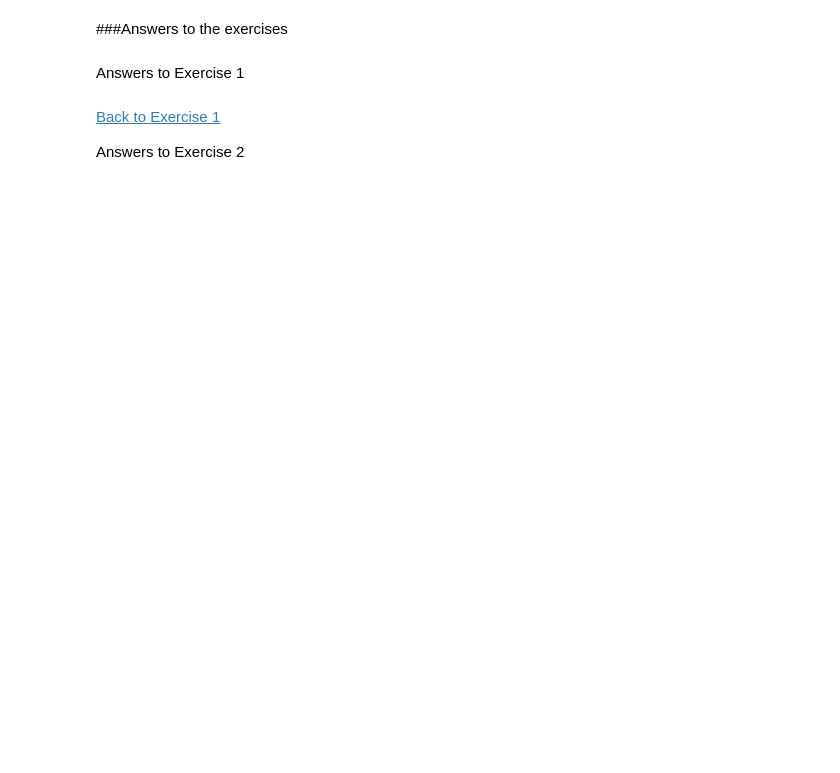
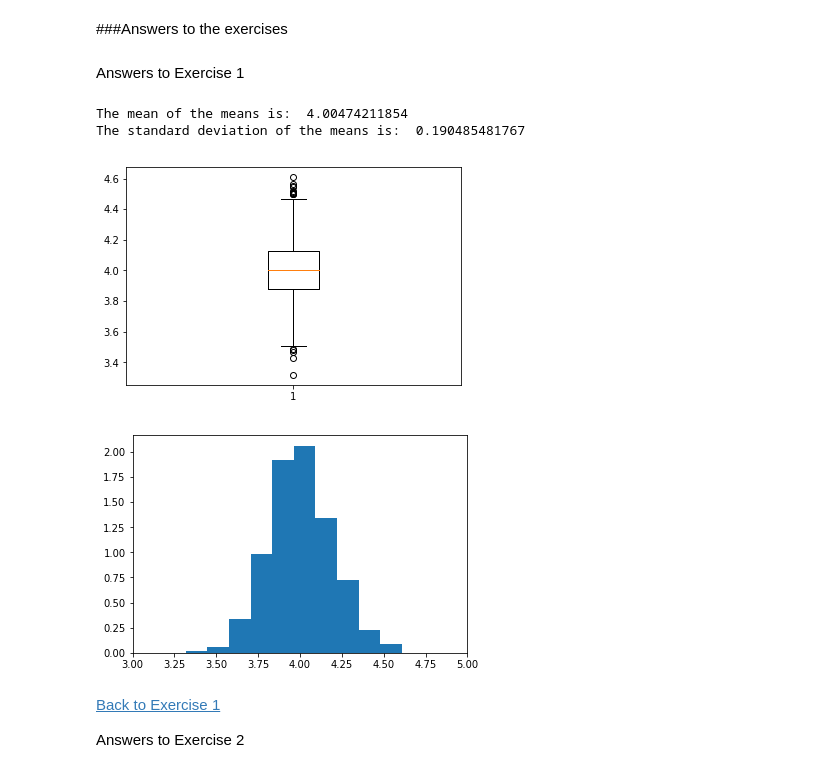
Before and after one commit to DoctorYe/shbt-datavis, a Jupyter notebook: notebook_s3/py_exp_comp_s3_sol.ipynb, the cells around one changed output. Drawn from its saved outputs; the diff is of its cells as text; code cells hidden in the pictures; blank space fills up the shorter version.

```diff
--- a/notebook_s3/py_exp_comp_s3_sol.ipynb
+++ b/notebook_s3/py_exp_comp_s3_sol.ipynb
@@ -156,13 +182,18 @@ Generate $N$ datasets of 20 numbers randomly drawn from a Gamma distribution wit
 # %%
 np.random.seed(22)
 mean_of_data = np.mean( 2.0 * np.random.standard_normal((1000, 100)) + 4.0, axis=1 )
 print('The mean of the means is: ', np.mean(mean_of_data))
 print('The standard deviation of the means is: ', np.std(mean_of_data, ddof=1))
 plt.figure()
 plt.boxplot(mean_of_data)
 plt.figure()
-plt.hist(mean_of_data, normed=True)
-plt.xlim(3,5)
+plt.hist(mean_of_data, density=True)
+plt.xlim(3,5);
+# %% [output]
+The mean of the means is:  4.00474211854
+The standard deviation of the means is:  0.190485481767
+[figure, added]
+[figure, added]
 # %% [markdown]
 <a href="#back1">Back to Exercise 1</a>
 
```
Also changed, not shown: parts of 16 cells of this notebook, 3 other files.
